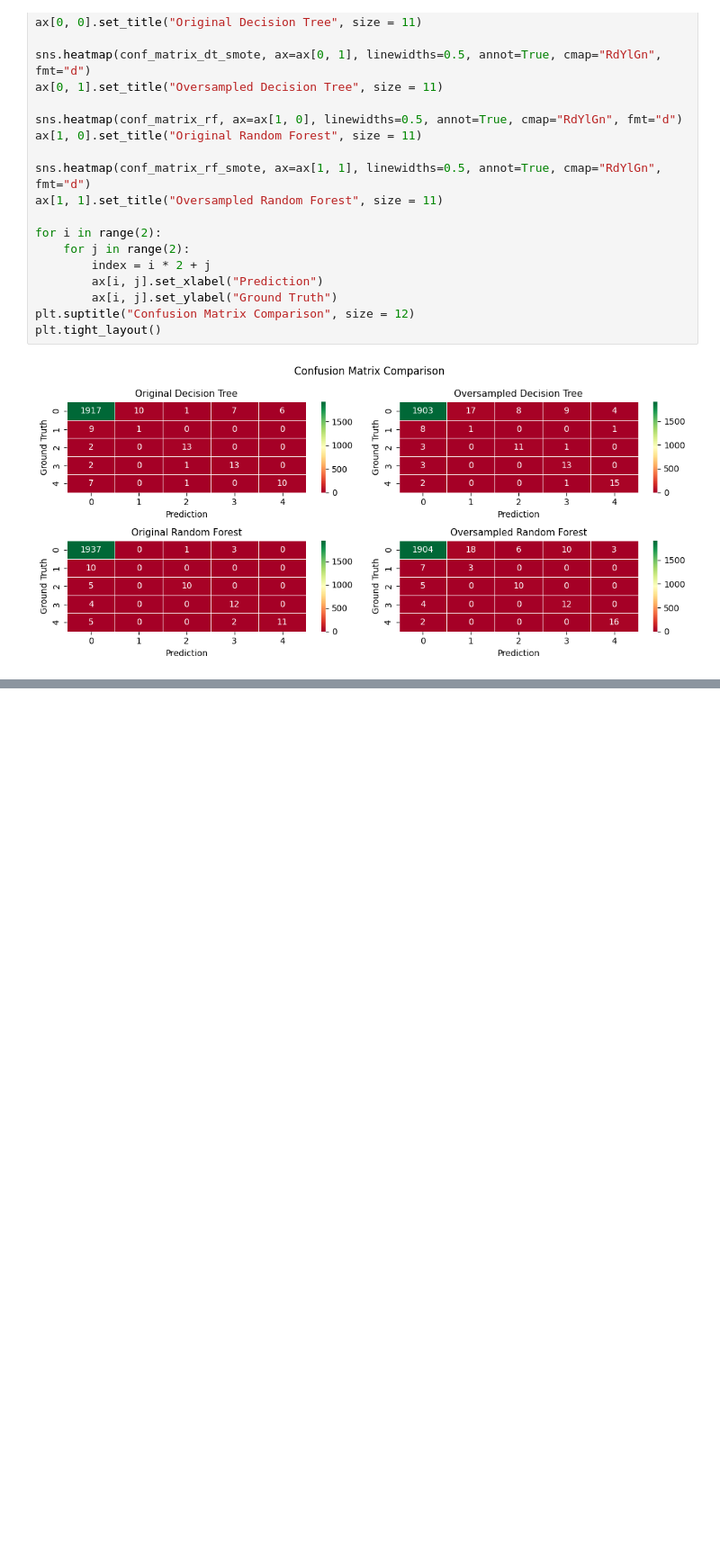
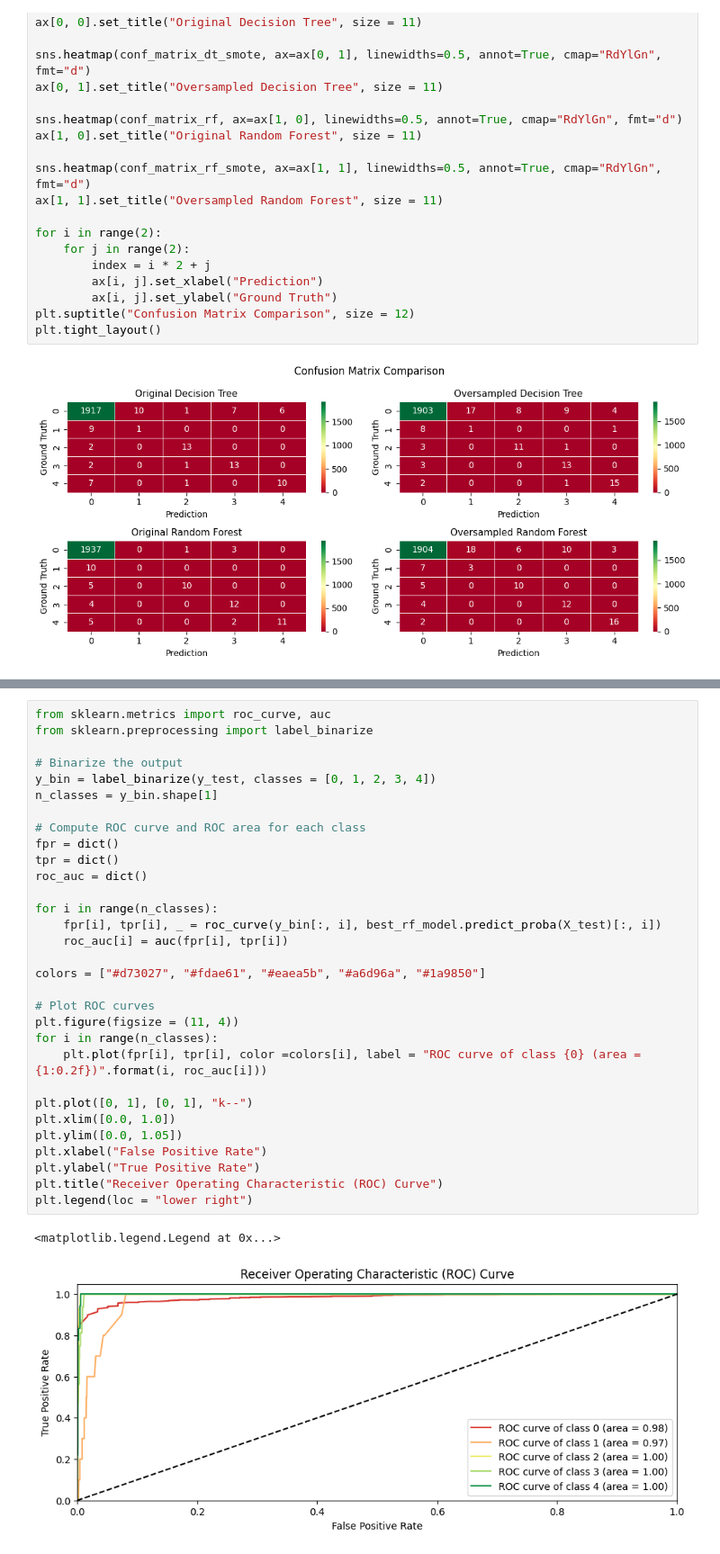
Before and after one commit to herrerovir/Predictive-maintenance-industrial-machinery, a Jupyter notebook: Predictive-maintenance-of-industrial-machinery.ipynb, the cells around one changed output, grey strips where cells are left out. Shown at 90% size. Cells and saved outputs as stored; diff of their text form; blank space fills up the shorter version.

```diff
--- a/Predictive-maintenance-of-industrial-machinery.ipynb
+++ b/Predictive-maintenance-of-industrial-machinery.ipynb
@@ -1108,0 +1275,34 @@ plt.tight_layout()
+# %%
+from sklearn.metrics import roc_curve, auc
+from sklearn.preprocessing import label_binarize
+
+# Binarize the output
+y_bin = label_binarize(y_test, classes = [0, 1, 2, 3, 4])
+n_classes = y_bin.shape[1]
+
+# Compute ROC curve and ROC area for each class
+fpr = dict()
+tpr = dict()
+roc_auc = dict()
+
+for i in range(n_classes):
+    fpr[i], tpr[i], _ = roc_curve(y_bin[:, i], best_rf_model.predict_proba(X_test)[:, i])
+    roc_auc[i] = auc(fpr[i], tpr[i])
+
+colors = ["#d73027", "#fdae61", "#eaea5b", "#a6d96a", "#1a9850"]
+
+# Plot ROC curves
+plt.figure(figsize = (11, 4))
+for i in range(n_classes):
+    plt.plot(fpr[i], tpr[i], color =colors[i], label = "ROC curve of class {0} (area = {1:0.2f})".format(i, roc_auc[i]))
+
+plt.plot([0, 1], [0, 1], "k--")
+plt.xlim([0.0, 1.0])
+plt.ylim([0.0, 1.05])
+plt.xlabel("False Positive Rate")
+plt.ylabel("True Positive Rate")
+plt.title("Receiver Operating Characteristic (ROC) Curve")
+plt.legend(loc = "lower right")
+# %% [output]
+<matplotlib.legend.Legend at 0x...>
+[figure, added]
```
Also changed, not shown: parts of 11 cells of this notebook.
